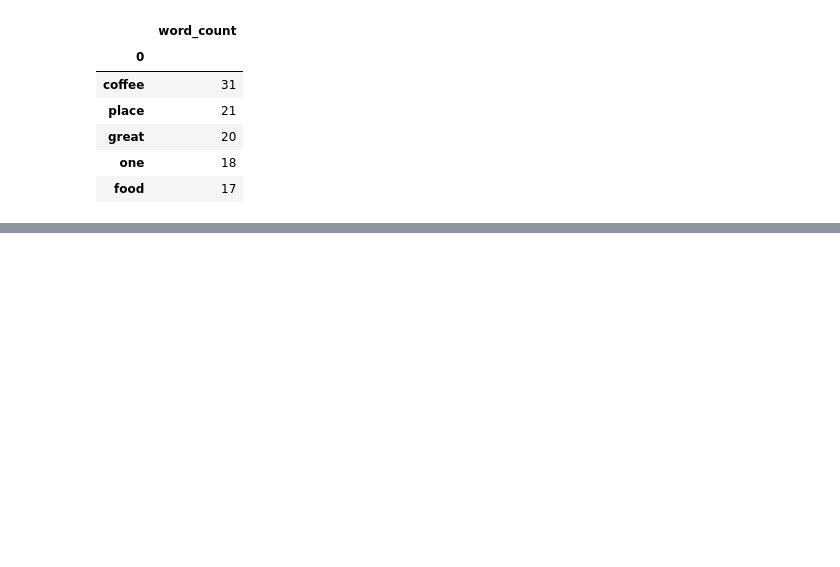
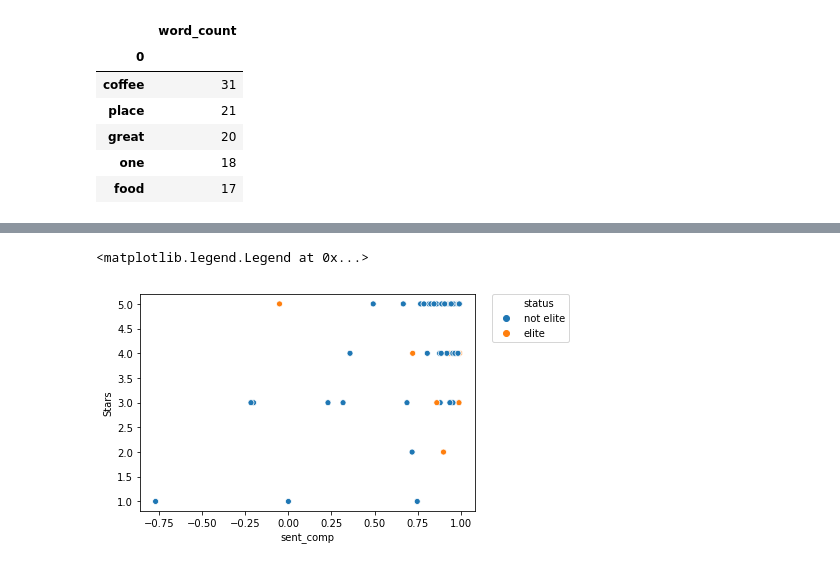
Before and after one commit to PoojaChopra123/pie_thon, a Jupyter notebook: jupyter notebooks/stacy_scratch.ipynb, the cells around one changed output, grey strips where cells are left out. Cells and saved outputs as stored; diff of their text form; code cells hidden in the pictures; blank space fills up the shorter version.

```diff
--- a/jupyter notebooks/stacy_scratch.ipynb
+++ b/jupyter notebooks/stacy_scratch.ipynb
@@ -1316,0 +1446,13 @@ logan_counts.to_csv('logan_word_counts.csv')
+# %%
+from vaderSentiment.vaderSentiment import SentimentIntensityAnalyzer
+analyzer = SentimentIntensityAnalyzer()
+# %%
+for index, row in damen_merged_df.iterrows():
+#     string = ' '.join(row['Filtered'])
+    results = analyzer.polarity_scores(row['Text'])
+    damen_merged_df.loc[index, 'sent_comp'] = results['compound']
+    damen_merged_df.loc[index, 'sent_neg'] = results['neg']
+    damen_merged_df.loc[index, 'sent_neu'] = results['neu']
+    damen_merged_df.loc[index, 'sent_pos'] = results['pos']
+
+damen_merged_df.head()
@@ -1316,0 +1503,8 @@ logan_counts.to_csv('logan_word_counts.csv')
+# %%
+#Damen Sentiment V Stars
+sns.scatterplot(x='sent_comp', \
+                y='Stars', data=damen_merged_df, hue='status')
+plt.legend(bbox_to_anchor=(1.05, 1), loc=2, borderaxespad=0.)
+# %% [output]
+<matplotlib.legend.Legend at 0x...>
+[figure, added]
```
Also changed, not shown: parts of 33 cells of this notebook, 7 other files.
